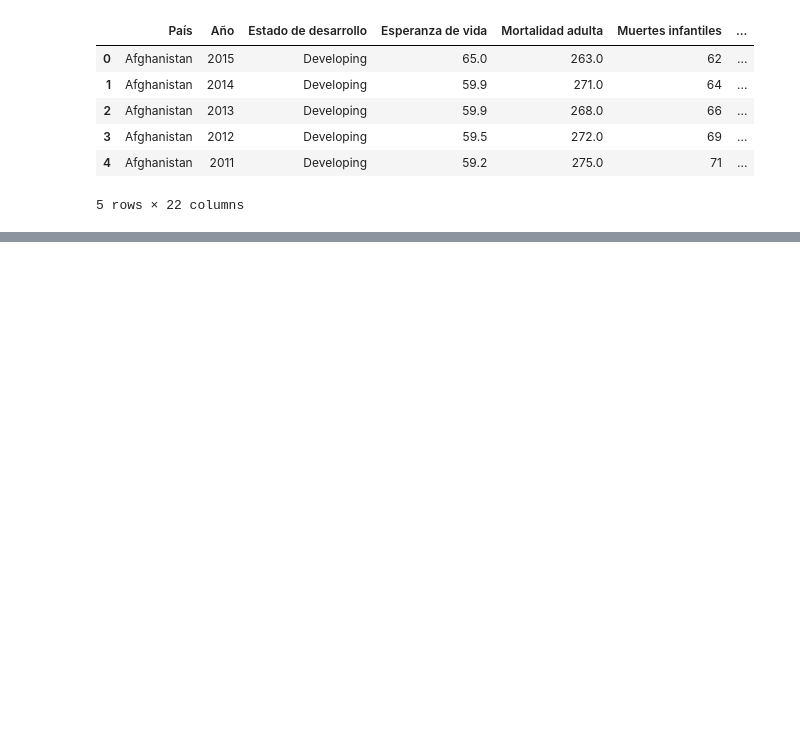
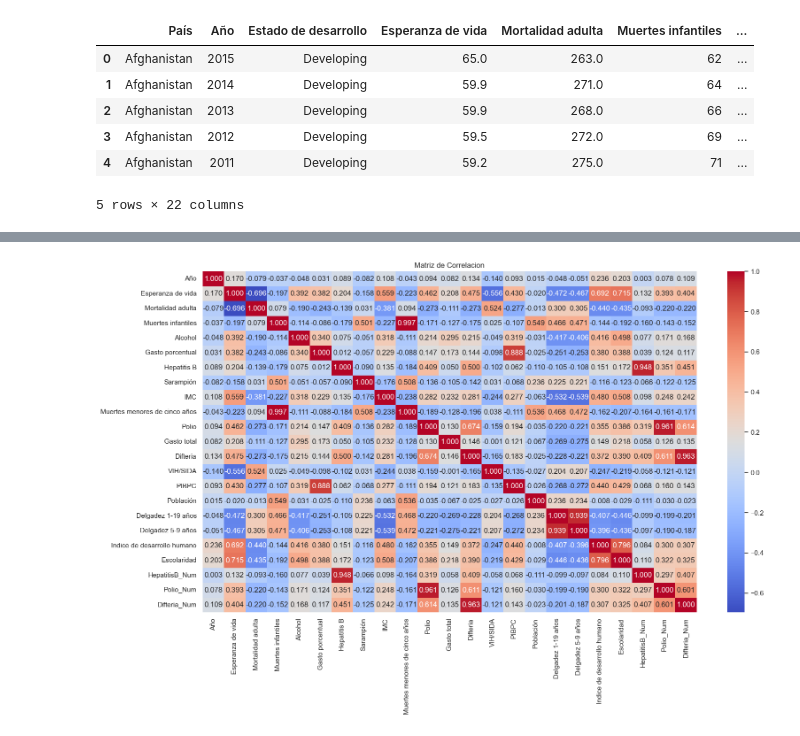
Before and after one commit to Korancito/LifeE.01.Coder, a Jupyter notebook: Nootebooks/Descriptivo.ipynb, the cells around one changed output, grey strips where cells are left out. Drawn from its saved outputs; the diff is of its cells as text; code cells hidden in the pictures; blank space fills up the shorter version.

```diff
--- a/Nootebooks/Descriptivo.ipynb
+++ b/Nootebooks/Descriptivo.ipynb
@@ -192,0 +193,10 @@ sns.histplot(data=dfrenamed,
+# %%
+df_numeric = dfrenamed.select_dtypes(include=['Float64','int64'])
+df_numeric.corr().head()
+
+plt.figure(figsize=(18,10))
+sns.heatmap(df_numeric.corr(), annot=True, cmap='coolwarm', fmt=".3f")
+plt.title('Matriz de Correlacion')
+plt.show()
+# %% [output]
+[figure, added]
```
Also changed, not shown: parts of 30 cells of this notebook, 1 other file.
